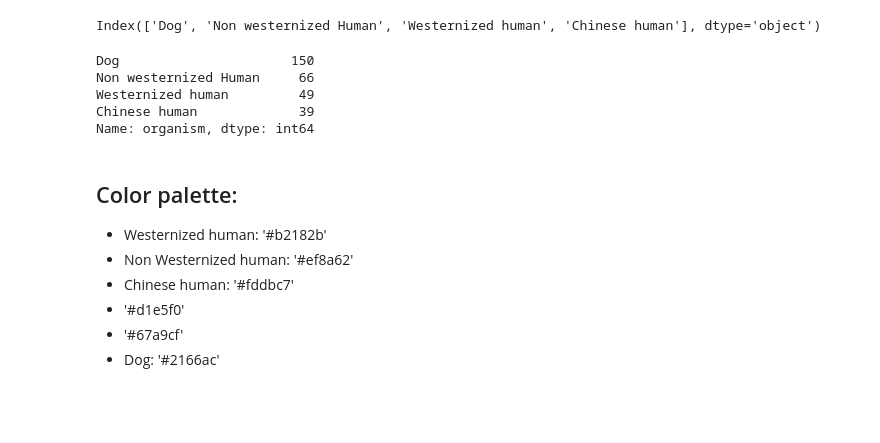
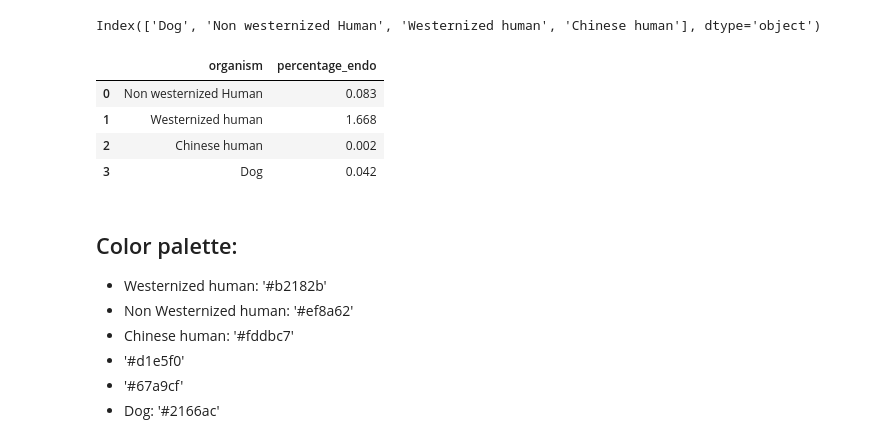
Before and after one commit to maxibor/coproid-article, a Jupyter notebook: figures/figure2/figure2.ipynb, the cells around one changed output. Saved outputs shown, nothing was run; the diff lists cells and outputs as text; code cells hidden in the pictures; blank space fills up the shorter version.

```diff
--- a/figures/figure2/figure2.ipynb
+++ b/figures/figure2/figure2.ipynb
@@ -360,11 +360,3 @@ endo = (western_human[['percentage_endo','organism']]
 Index(['Dog', 'Non westernized Human', 'Westernized human', 'Chinese human'], dtype='object')
 # %%
 endo['organism'] = pd.Categorical(endo.organism, categories= ['Non westernized Human', 'Westernized human', 'Chinese human', 'Dog'], ordered=True)
-# %%
-endo['organism'].value_counts()
-# %% [output]
-Dog                      150
-Non westernized Human     66
-Westernized human         49
-Chinese human             39
-Name: organism, dtype: int64
@@ -371,3 +365,11 @@ Name: organism, dtype: int64
+# %%
+endo_median
+# %% [output]
+|  | organism | percentage_endo |
+| 0 | Non westernized Human | 0.083 |
+| 1 | Westernized human | 1.668 |
+| 2 | Chinese human | 0.002 |
+| 3 | Dog | 0.042 |
 # %% [markdown]
 ## Color palette:
 - Westernized human: '#b2182b'
```
Also changed, not shown: parts of 2 cells of this notebook, 1 other file.
